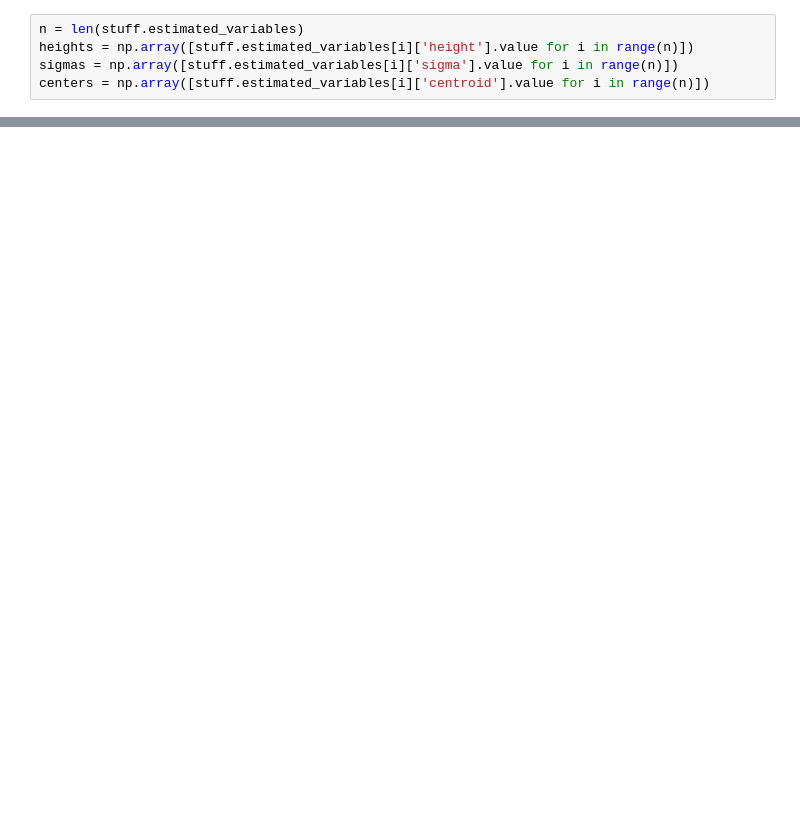
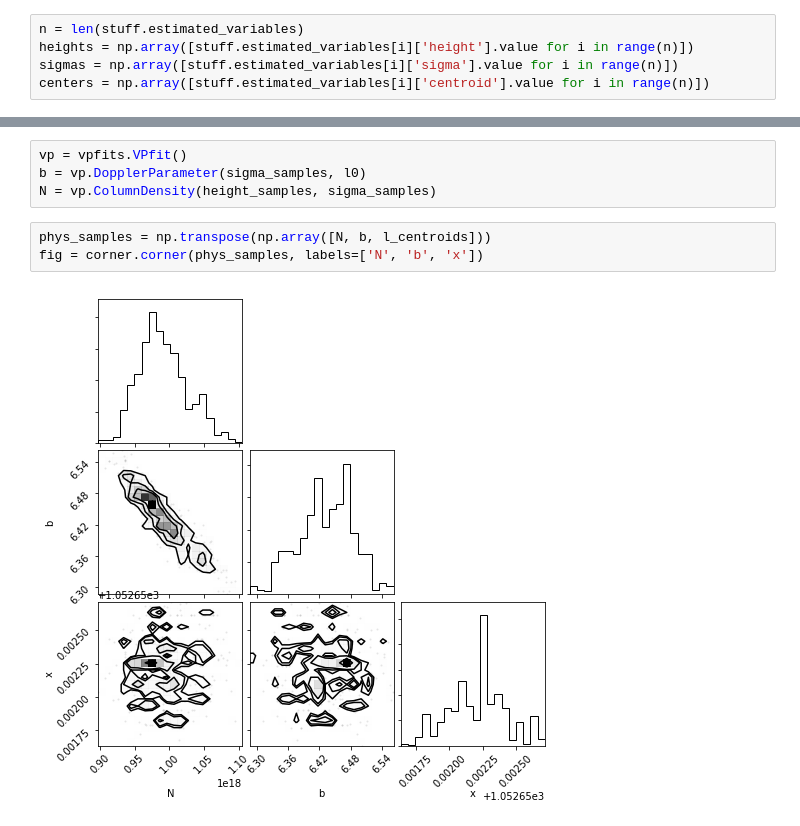
Before and after one commit to sarahappleby/VAMP, a Jupyter notebook: spec_demo_pygad.ipynb, the cells around one changed output, grey strips where cells are left out. Drawn from its saved outputs; the diff is of its cells as text; blank space fills up the shorter version.

```diff
--- a/spec_demo_pygad.ipynb
+++ b/spec_demo_pygad.ipynb
@@ -184,0 +185,9 @@ WARNING:root:Too few points to create valid contours
+# %%
+vp = vpfits.VPfit()
+b = vp.DopplerParameter(sigma_samples, l0)
+N = vp.ColumnDensity(height_samples, sigma_samples)
+# %%
+phys_samples = np.transpose(np.array([N, b, l_centroids]))
+fig = corner.corner(phys_samples, labels=['N', 'b', 'x'])
+# %% [output]
+[figure, added]
```
Also changed, not shown: parts of 4 cells of this notebook, 1 other file.
